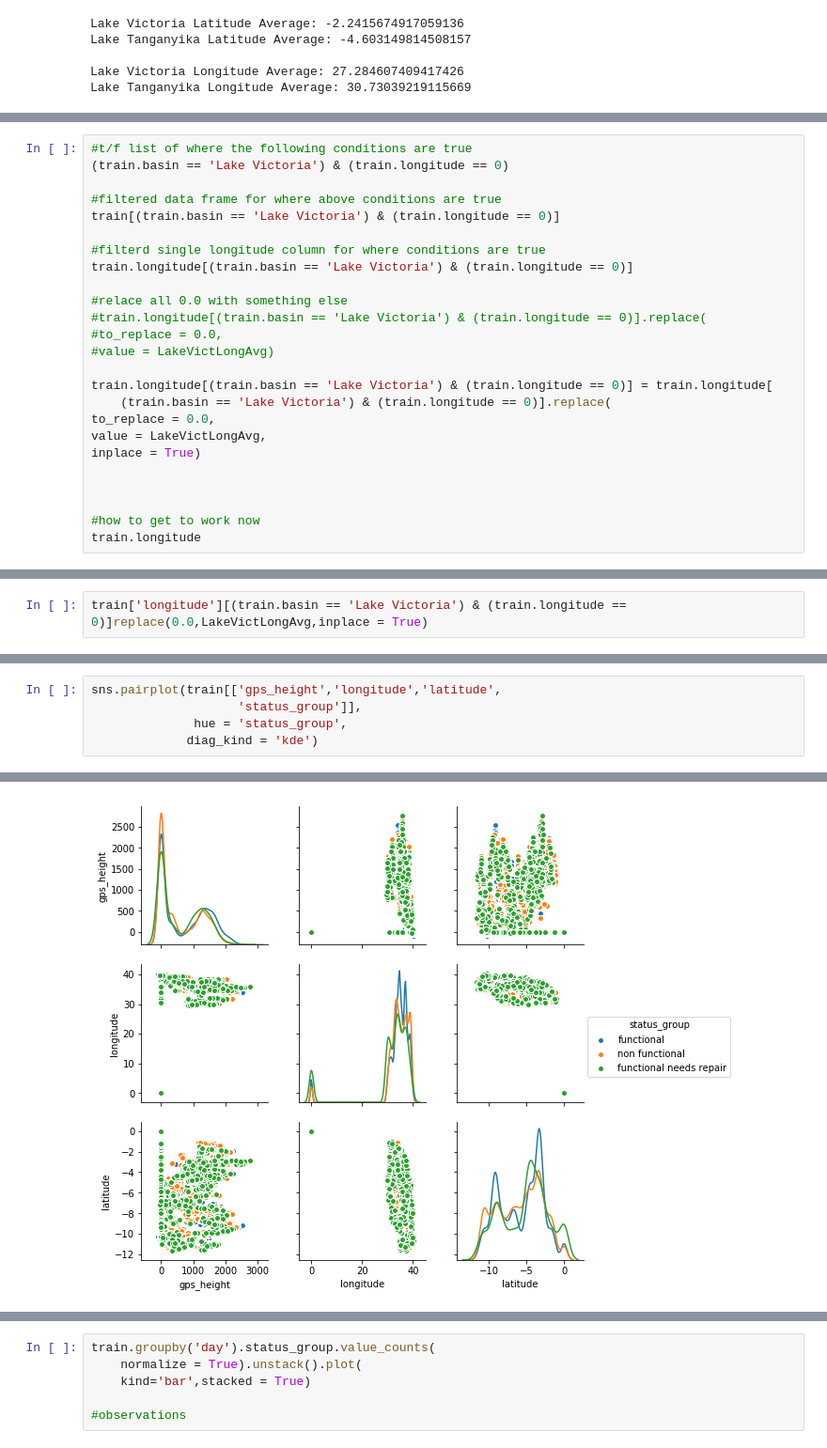
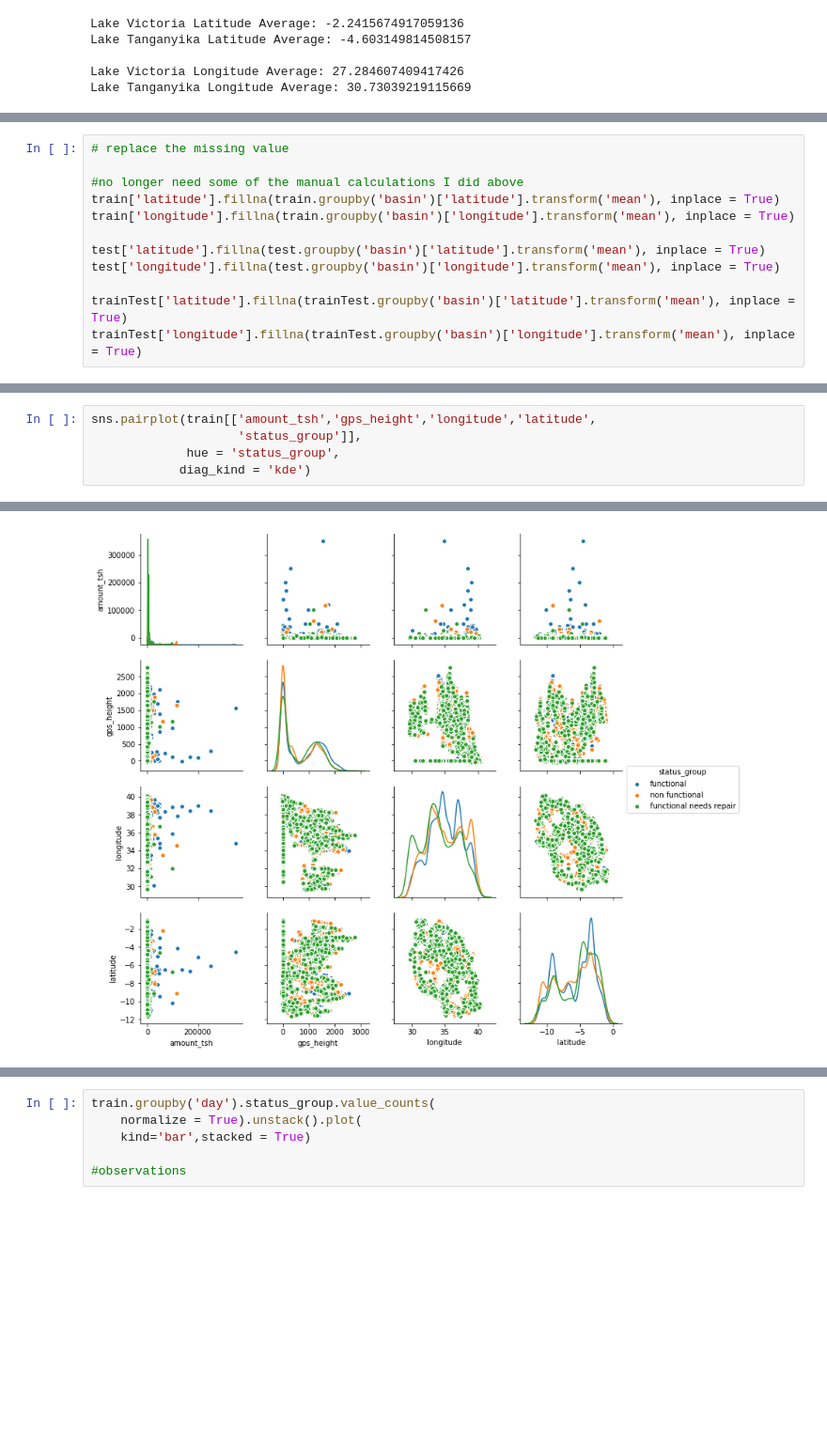
Before and after one commit to JohnErnestBonanno/WaterPump, a Jupyter notebook: Cleaning_WaterPump.ipynb, the cells around one changed output, grey strips where cells are left out. Shown at 94% size. Drawn from its saved outputs; the diff is of its cells as text; blank space fills up the shorter version.

Commit message:
Fix long/lat + cleaning

```diff
--- a/Cleaning_WaterPump.ipynb
+++ b/Cleaning_WaterPump.ipynb
@@ -338,3 +337,15 @@ Name: longitude, Length: 1812, dtype: float64
+# %%
+# replace the missing value
+
+#no longer need some of the manual calculations I did above
+train['latitude'].fillna(train.groupby('basin')['latitude'].transform('mean'), inplace = True)
+train['longitude'].fillna(train.groupby('basin')['longitude'].transform('mean'), inplace = True)
+
+test['latitude'].fillna(test.groupby('basin')['latitude'].transform('mean'), inplace = True)
+test['longitude'].fillna(test.groupby('basin')['longitude'].transform('mean'), inplace = True)
+
+trainTest['latitude'].fillna(trainTest.groupby('basin')['latitude'].transform('mean'), inplace = True)
+trainTest['longitude'].fillna(trainTest.groupby('basin')['longitude'].transform('mean'), inplace = True)
 # %%
 sns.lmplot(x = 'latitude', y = 'longitude',
            data = train, hue = 'status_group',fit_reg = False,
@@ -376,25 +364,0 @@ LakeVictLongAvg
-# %%
-#t/f list of where the following conditions are true
-(train.basin == 'Lake Victoria') & (train.longitude == 0)
-
-#filtered data frame for where above conditions are true
-train[(train.basin == 'Lake Victoria') & (train.longitude == 0)]
-
-#filterd single longitude column for where conditions are true
-train.longitude[(train.basin == 'Lake Victoria') & (train.longitude == 0)]
-
-#relace all 0.0 with something else
-#train.longitude[(train.basin == 'Lake Victoria') & (train.longitude == 0)].replace(
-#to_replace = 0.0,
-#value = LakeVictLongAvg)
-
-train.longitude[(train.basin == 'Lake Victoria') & (train.longitude == 0)] = train.longitude[
-    (train.basin == 'Lake Victoria') & (train.longitude == 0)].replace(
-to_replace = 0.0,
-value = LakeVictLongAvg,
-inplace = True)
-
-
-
-#how to get to work now
-train.longitude
@@ -422,2 +364,0 @@ Name: longitude, Length: 59400, dtype: float64
-# %%
-train['longitude'][(train.basin == 'Lake Victoria') & (train.longitude == 0)]replace(0.0,LakeVictLongAvg,inplace = True)
@@ -444,8 +365,8 @@ Name: longitude, Length: 10248, dtype: float64
 # %%
-sns.pairplot(train[['gps_height','longitude','latitude',
+sns.pairplot(train[['amount_tsh','gps_height','longitude','latitude',
                     'status_group']],
-              hue = 'status_group',
-             diag_kind = 'kde')
+             hue = 'status_group',
+            diag_kind = 'kde')
 # %% [output]
 <seaborn.axisgrid.PairGrid at 0x...>
-[figure, old version]
+[figure, new version]
```
Also changed, not shown: parts of 14 cells of this notebook.
